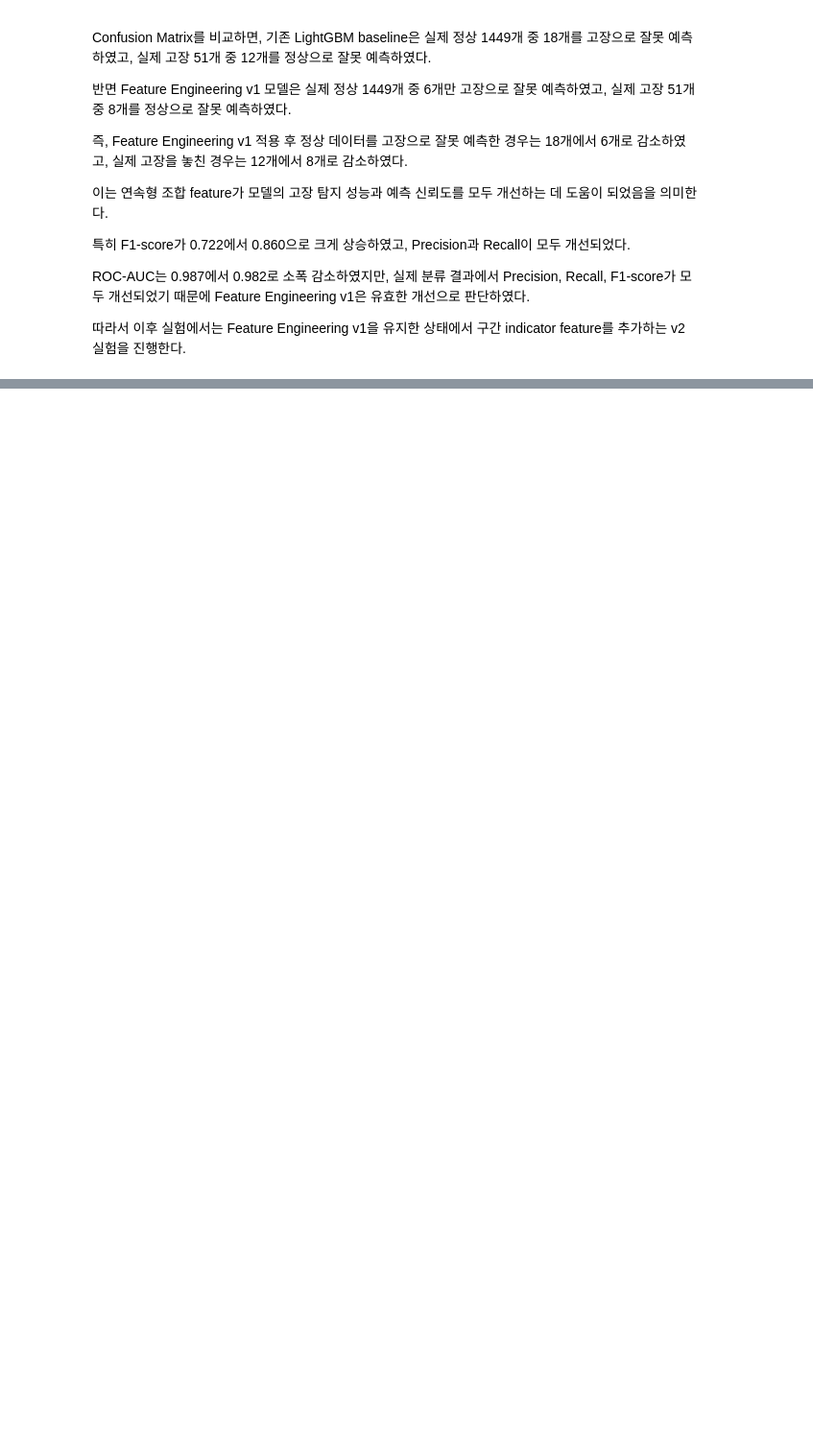
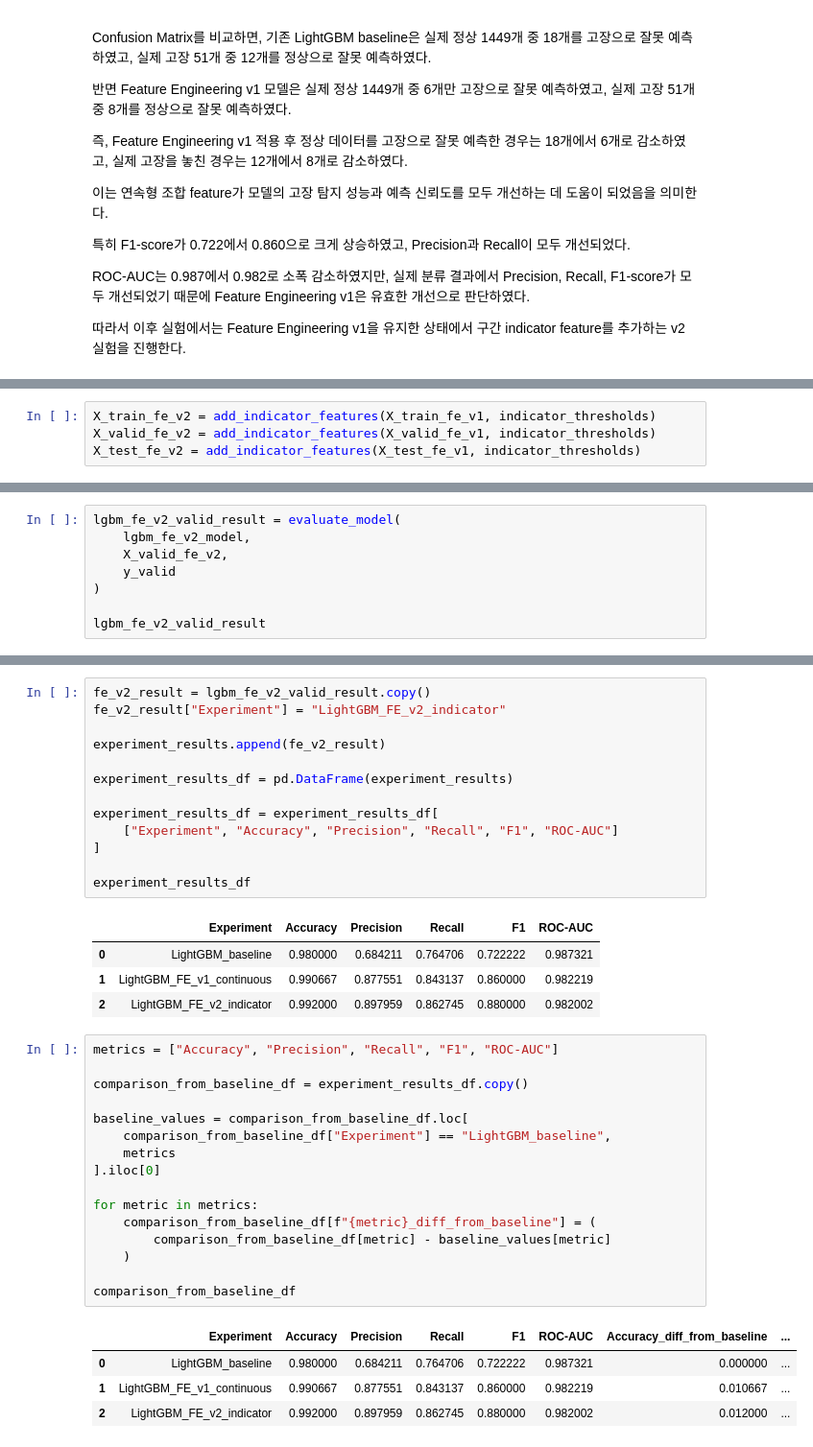
Before and after one commit to mjbaa/manufacturing_macine_learning_project, a Jupyter notebook: notebooks/quality_prediction_model.ipynb, the cells around one changed output, grey strips where cells are left out. Shown at 96% size. Saved outputs shown, nothing was run; the diff lists cells and outputs as text; blank space fills up the shorter version.

Commit message:
add feature engineering v2 experiment

```diff
--- a/notebooks/quality_prediction_model.ipynb
+++ b/notebooks/quality_prediction_model.ipynb
@@ -1690,0 +1752,4 @@ ROC-AUC는 0.987에서 0.982로 소폭 감소하였지만, 실제 분류 결과
+# %%
+X_train_fe_v2 = add_indicator_features(X_train_fe_v1, indicator_thresholds)
+X_valid_fe_v2 = add_indicator_features(X_valid_fe_v1, indicator_thresholds)
+X_test_fe_v2 = add_indicator_features(X_test_fe_v1, indicator_thresholds)
@@ -1690,0 +1794,8 @@ ROC-AUC는 0.987에서 0.982로 소폭 감소하였지만, 실제 분류 결과
+# %%
+lgbm_fe_v2_valid_result = evaluate_model(
+    lgbm_fe_v2_model,
+    X_valid_fe_v2,
+    y_valid
+)
+
+lgbm_fe_v2_valid_result
@@ -1690,0 +1830,39 @@ ROC-AUC는 0.987에서 0.982로 소폭 감소하였지만, 실제 분류 결과
+# %%
+fe_v2_result = lgbm_fe_v2_valid_result.copy()
+fe_v2_result["Experiment"] = "LightGBM_FE_v2_indicator"
+
+experiment_results.append(fe_v2_result)
+
+experiment_results_df = pd.DataFrame(experiment_results)
+
+experiment_results_df = experiment_results_df[
+    ["Experiment", "Accuracy", "Precision", "Recall", "F1", "ROC-AUC"]
+]
+
+experiment_results_df
+# %% [output]
+|  | Experiment | Accuracy | Precision | Recall | F1 | ROC-AUC |
+| 0 | LightGBM_baseline | 0.980000 | 0.684211 | 0.764706 | 0.722222 | 0.987321 |
+| 1 | LightGBM_FE_v1_continuous | 0.990667 | 0.877551 | 0.843137 | 0.860000 | 0.982219 |
+| 2 | LightGBM_FE_v2_indicator | 0.992000 | 0.897959 | 0.862745 | 0.880000 | 0.982002 |
+# %%
+metrics = ["Accuracy", "Precision", "Recall", "F1", "ROC-AUC"]
+
+comparison_from_baseline_df = experiment_results_df.copy()
+
+baseline_values = comparison_from_baseline_df.loc[
+    comparison_from_baseline_df["Experiment"] == "LightGBM_baseline",
+    metrics
+].iloc[0]
+
+for metric in metrics:
+    comparison_from_baseline_df[f"{metric}_diff_from_baseline"] = (
+        comparison_from_baseline_df[metric] - baseline_values[metric]
+    )
+
+comparison_from_baseline_df
+# %% [output]
+|  | Experiment | Accuracy | Precision | Recall | F1 | ROC-AUC | Accuracy_diff_from_baseline | ... |
+| 0 | LightGBM_baseline | 0.980000 | 0.684211 | 0.764706 | 0.722222 | 0.987321 | 0.000000 | ... |
+| 1 | LightGBM_FE_v1_continuous | 0.990667 | 0.877551 | 0.843137 | 0.860000 | 0.982219 | 0.010667 | ... |
+| 2 | LightGBM_FE_v2_indicator | 0.992000 | 0.897959 | 0.862745 | 0.880000 | 0.982002 | 0.012000 | ... |
```
Also changed, not shown: parts of 14 cells of this notebook, 4 other files.
